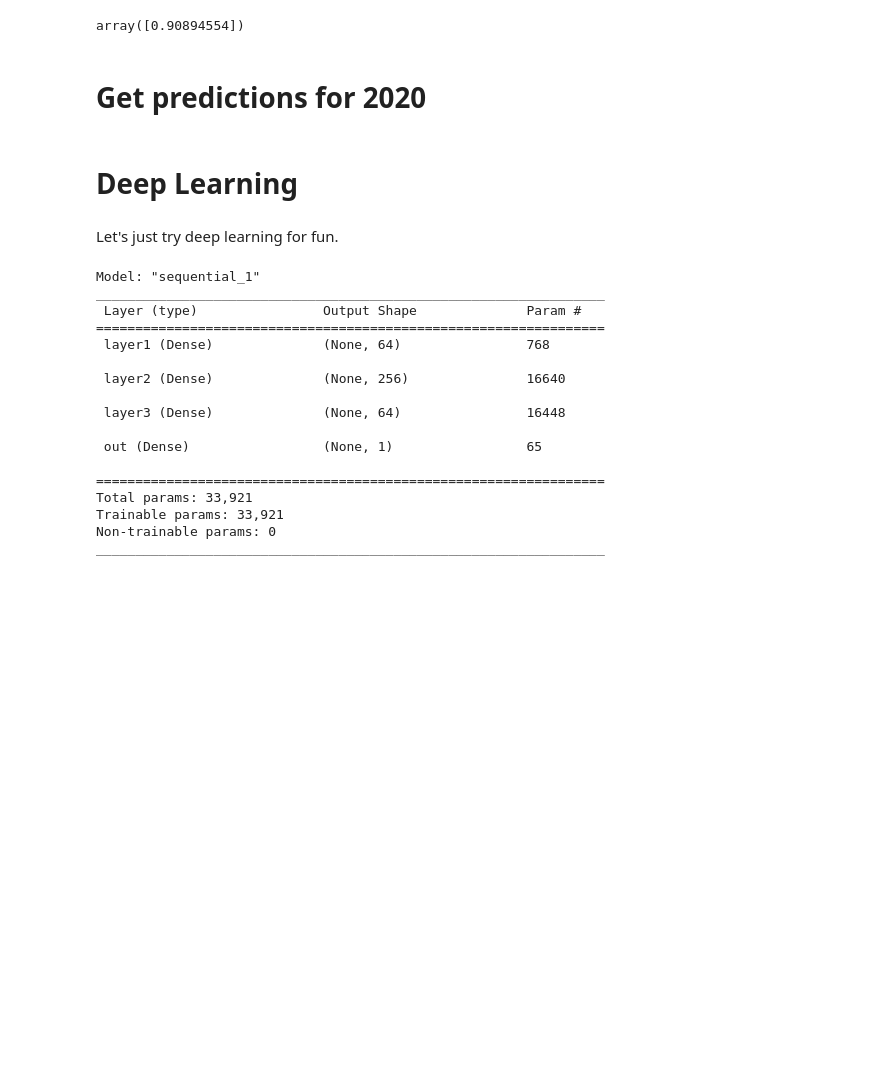
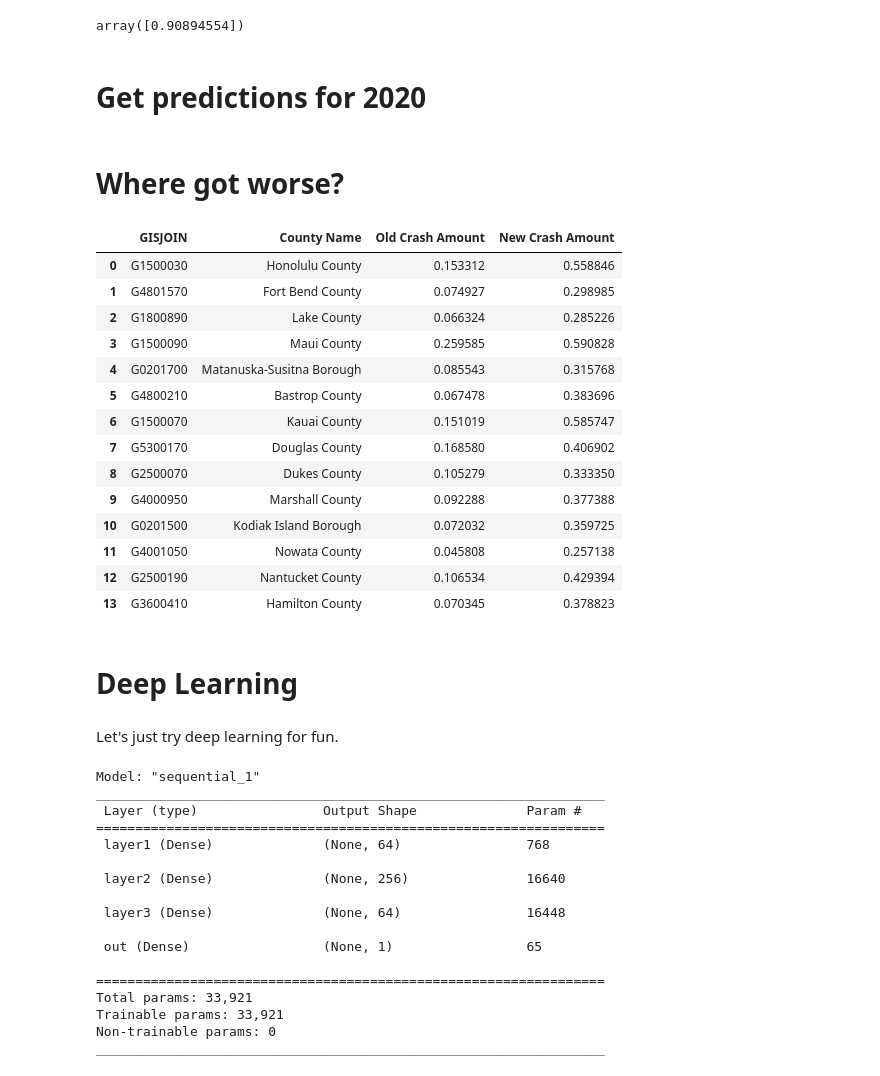
Before and after one commit to drg101/fysallida, a Jupyter notebook: analyze/Basic_Analysis.ipynb, the cells around one changed output. Saved outputs shown, nothing was run; the diff lists cells and outputs as text; code cells hidden in the pictures; blank space fills up the shorter version.

Commit message:
Find places that got worse

```diff
--- a/analyze/Basic_Analysis.ipynb
+++ b/analyze/Basic_Analysis.ipynb
@@ -16,16 +16,23 @@ pred_df = pd.read_csv('../data/crash_amounts.csv')
 labels = list(data_df)[3:]
 print(labels)
 
+new_data_df = []
+
 X = []
 for index, row in pred_df.iterrows():
     relevant_x = data_df.loc[data_df['GISJOIN'] == row["GISJOIN"]]
+    new_data_df.append([*relevant_x.values.flatten().tolist(),row['crash_amount']])
     X.append(relevant_x[labels].to_numpy().reshape(-1))
+
+
 
 X = np.array(X)
 min_max_scaler = MinMaxScaler()
 min_max_scaler.fit(X)
 X = min_max_scaler.transform(X)
 T = pred_df[["crash_amount"]].to_numpy()
+
+new_data_df = pd.DataFrame(new_data_df, columns=[*list(data_df), 'crash_amount'])
 # %% [output]
 ['bachelors_degree', 'gini_index', 'median_household_income', 'median_age', 'white', 'black', 'native_american', 'asian', 'poverty', 'owned', 'occupied']
 # %%
@@ -126,5 +133,3 @@ pd.DataFrame(linreg.coef_, columns=labels)
 linreg.intercept_
 # %% [output]
 array([0.90894554])
-# %% [markdown]
-# Get predictions for 2020
@@ -166,0 +136,2 @@ with open('../frontend/data.json', 'w') as jsonfile:
+# %% [markdown]
+# Get predictions for 2020
@@ -167,7 +174,42 @@ with open('../frontend/data.json', 'w') as jsonfile:
+# %% [markdown]
+# Where got worse?
+# %%
+sig = []
+for index, pred_2007_row in new_data_df.iterrows():
+    gisjoin = pred_2007_row['GISJOIN']
+    crash_amount_old = pred_2007_row['crash_amount']
+    pred_2020_row = to_predict_df.loc[to_predict_df['GISJOIN'] == gisjoin]
+    if not len(list(pred_2020_row.keys())):
+        continue
+    crash_amount_new = pred_2020_row['crash_amount'].values[0]
+    difference = crash_amount_new - crash_amount_old
+
+    if difference > 0.2:
+        siga = [pred_2007_row['GISJOIN'], pred_2007_row['county_name'], crash_amount_old, crash_amount_new]
+        sig.append(siga)
+
+more_risk_df = pd.DataFrame(sig, columns=["GISJOIN", "County Name", "Old Crash Amount", "New Crash Amount"])
+more_risk_df
+# %% [output]
+|  | GISJOIN | County Name | Old Crash Amount | New Crash Amount |
+| 0 | G1500030 | Honolulu County | 0.153312 | 0.558846 |
+| 1 | G4801570 | Fort Bend County | 0.074927 | 0.298985 |
+| 2 | G1800890 | Lake County | 0.066324 | 0.285226 |
+| 3 | G1500090 | Maui County | 0.259585 | 0.590828 |
+| 4 | G0201700 | Matanuska-Susitna Borough | 0.085543 | 0.315768 |
+| 5 | G4800210 | Bastrop County | 0.067478 | 0.383696 |
+| 6 | G1500070 | Kauai County | 0.151019 | 0.585747 |
+| 7 | G5300170 | Douglas County | 0.168580 | 0.406902 |
+| 8 | G2500070 | Dukes County | 0.105279 | 0.333350 |
+| 9 | G4000950 | Marshall County | 0.092288 | 0.377388 |
+| 10 | G0201500 | Kodiak Island Borough | 0.072032 | 0.359725 |
+| 11 | G4001050 | Nowata County | 0.045808 | 0.257138 |
+| 12 | G2500190 | Nantucket County | 0.106534 | 0.429394 |
+| 13 | G3600410 | Hamilton County | 0.070345 | 0.378823 |
 # %% [markdown]
 # Deep Learning
-# %% [markdown]
-Let's just try deep learning for fun.
+# %% [markdown]
+Let's just try deep learning for fun.
 # %%
 import tensorflow as tf
 from tensorflow import keras
```
Also changed, not shown: parts of 2 cells of this notebook.
